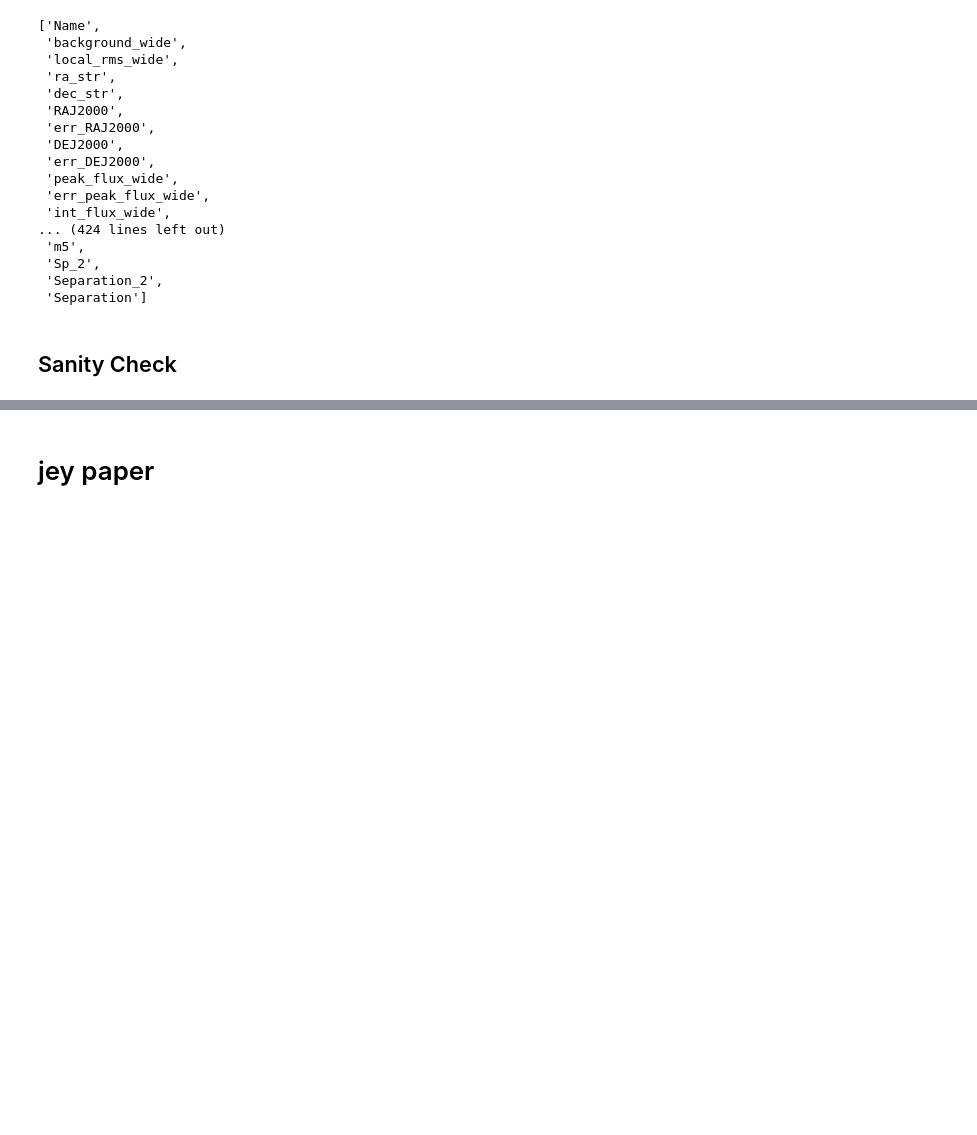
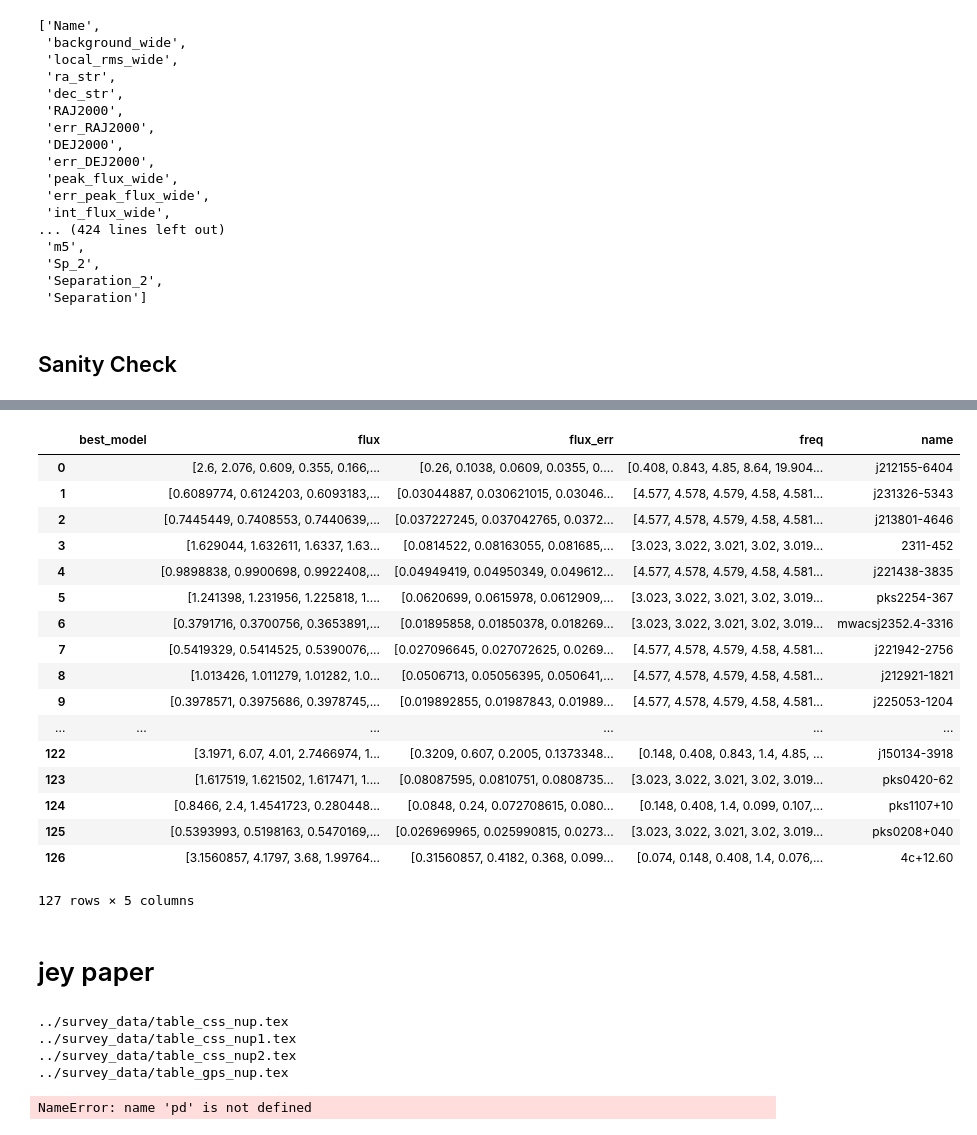
Before and after one commit to meljrose/C3030, a Jupyter notebook: combine_surveys.ipynb, the cells around one changed output, grey strips where cells are left out. Cells and saved outputs as stored; diff of their text form; code cells hidden in the pictures; blank space fills up the shorter version.

```diff
--- a/combine_surveys.ipynb
+++ b/combine_surveys.ipynb
@@ -347,7 +349,28 @@ plt.close()'''
+# %%
+sed_df
+# %% [output]
+|  | best_model | flux | flux_err | freq | name |
+| 0 |  | [2.6, 2.076, 0.609, 0.355, 0.166,... | [0.26, 0.1038, 0.0609, 0.0355, 0.... | [0.408, 0.843, 4.85, 8.64, 19.904... | j212155-6404 |
+| 1 |  | [0.6089774, 0.6124203, 0.6093183,... | [0.03044887, 0.030621015, 0.03046... | [4.577, 4.578, 4.579, 4.58, 4.581... | j231326-5343 |
+| 2 |  | [0.7445449, 0.7408553, 0.7440639,... | [0.037227245, 0.037042765, 0.0372... | [4.577, 4.578, 4.579, 4.58, 4.581... | j213801-4646 |
+| 3 |  | [1.629044, 1.632611, 1.6337, 1.63... | [0.0814522, 0.08163055, 0.081685,... | [3.023, 3.022, 3.021, 3.02, 3.019... | 2311-452 |
+| 4 |  | [0.9898838, 0.9900698, 0.9922408,... | [0.04949419, 0.04950349, 0.049612... | [4.577, 4.578, 4.579, 4.58, 4.581... | j221438-3835 |
+| 5 |  | [1.241398, 1.231956, 1.225818, 1.... | [0.0620699, 0.0615978, 0.0612909,... | [3.023, 3.022, 3.021, 3.02, 3.019... | pks2254-367 |
+| 6 |  | [0.3791716, 0.3700756, 0.3653891,... | [0.01895858, 0.01850378, 0.018269... | [3.023, 3.022, 3.021, 3.02, 3.019... | mwacsj2352.4-3316 |
+| 7 |  | [0.5419329, 0.5414525, 0.5390076,... | [0.027096645, 0.027072625, 0.0269... | [4.577, 4.578, 4.579, 4.58, 4.581... | j221942-2756 |
+| 8 |  | [1.013426, 1.011279, 1.01282, 1.0... | [0.0506713, 0.05056395, 0.050641,... | [4.577, 4.578, 4.579, 4.58, 4.581... | j212921-1821 |
+| 9 |  | [0.3978571, 0.3975686, 0.3978745,... | [0.019892855, 0.01987843, 0.01989... | [4.577, 4.578, 4.579, 4.58, 4.581... | j225053-1204 |
+| ... | ... | ... | ... | ... | ... |
+| 122 |  | [3.1971, 6.07, 4.01, 2.7466974, 1... | [0.3209, 0.607, 0.2005, 0.1373348... | [0.148, 0.408, 0.843, 1.4, 4.85, ... | j150134-3918 |
+| 123 |  | [1.617519, 1.621502, 1.617471, 1.... | [0.08087595, 0.0810751, 0.0808735... | [3.023, 3.022, 3.021, 3.02, 3.019... | pks0420-62 |
+| 124 |  | [0.8466, 2.4, 1.4541723, 0.280448... | [0.0848, 0.24, 0.072708615, 0.080... | [0.148, 0.408, 1.4, 0.099, 0.107,... | pks1107+10 |
+| 125 |  | [0.5393993, 0.5198163, 0.5470169,... | [0.026969965, 0.025990815, 0.0273... | [3.023, 3.022, 3.021, 3.02, 3.019... | pks0208+040 |
+| 126 |  | [3.1560857, 4.1797, 3.68, 1.99764... | [0.31560857, 0.4182, 0.368, 0.099... | [0.074, 0.148, 0.408, 1.4, 0.076,... | 4c+12.60 |
+127 rows × 5 columns
 # %% [markdown]
 # jey paper
 # %%
-'''import glob
+import glob
 texfiles = glob.glob('../survey_data/*.tex')
 jey = []
 for tex in texfiles:
@@ -375,4 +398,10 @@ for j in jey:
     dec.append(split[2]+':'.join([line[i:i+n] for i in range(0, len(line), n)])+':00')
     #dec.append(split[3]+'.00')
 temp_df = pd.DataFrame(list(zip(jey, ra, dec)), columns=['name', 'RA', 'DEC'])
-temp_df.to_csv('../survey_data/jey.csv')'''
+temp_df.to_csv('../survey_data/jey.csv')
+# %% [output]
+../survey_data/table_css_nup.tex
+../survey_data/table_css_nup1.tex
+../survey_data/table_css_nup2.tex
+../survey_data/table_gps_nup.tex
+NameError: name 'pd' is not defined
```
Also changed, not shown: parts of 1 cell of this notebook, 24 other files.
